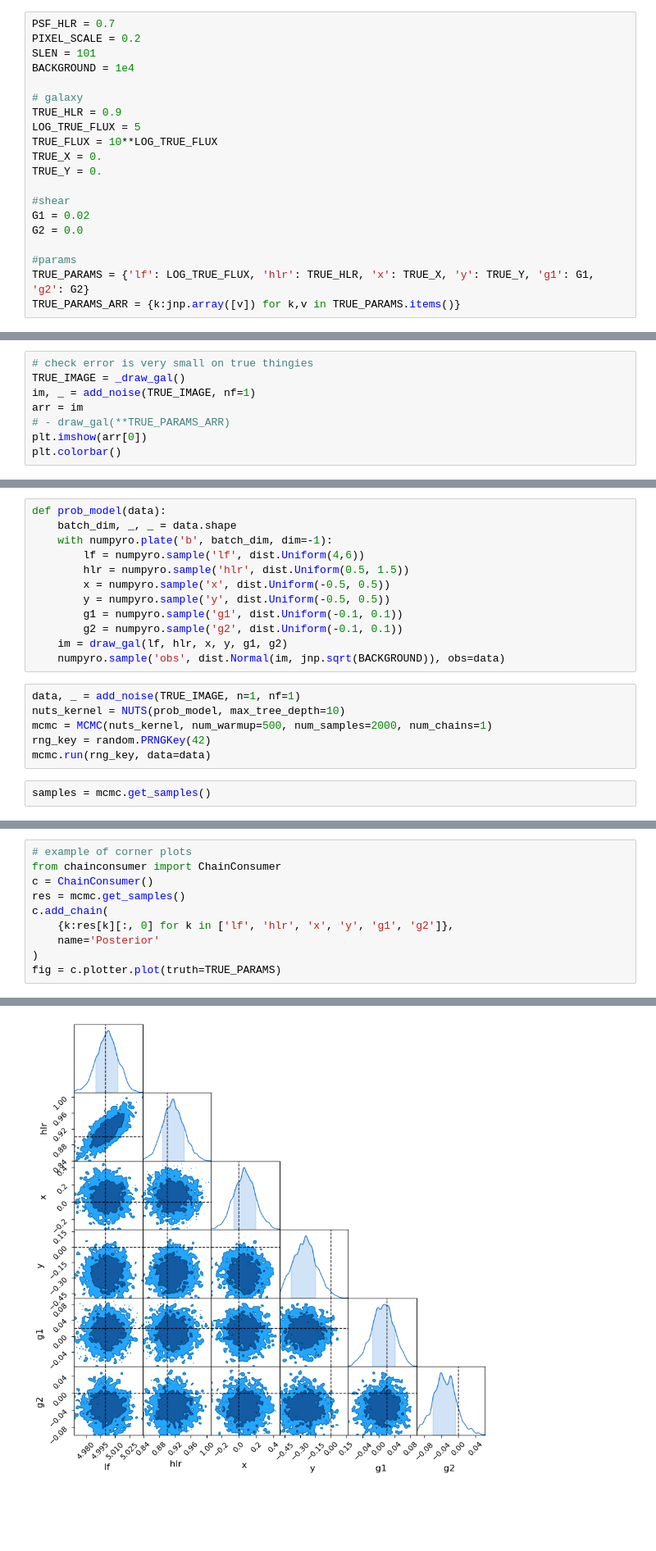
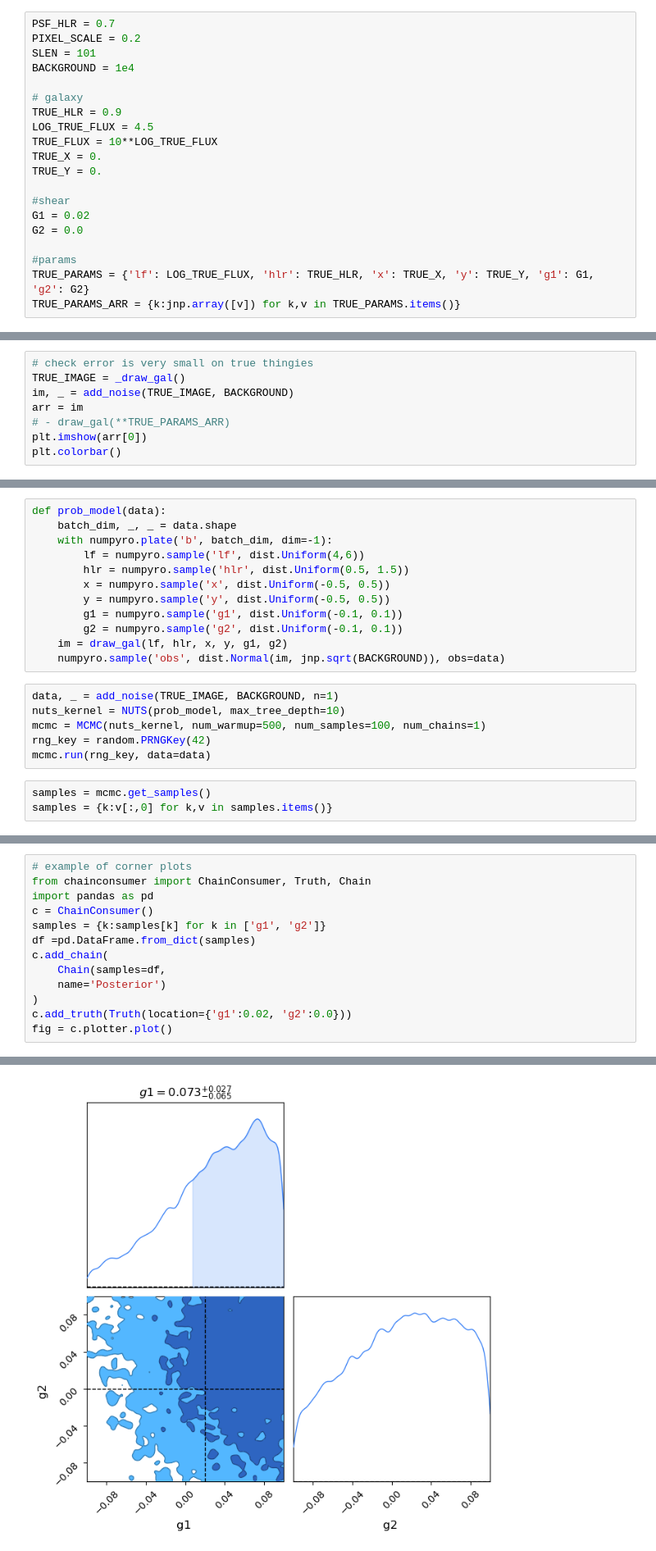
Before and after one commit to LSSTDESC/BPD, a Jupyter notebook: notebooks/fit-single-gal.ipynb, the cells around one changed output, grey strips where cells are left out. Shown at 82% size. Cells and saved outputs as stored; diff of their text form; blank space fills up the shorter version.

```diff
--- a/notebooks/fit-single-gal.ipynb
+++ b/notebooks/fit-single-gal.ipynb
@@ -44,7 +51,7 @@ BACKGROUND = 1e4
 
 # galaxy
 TRUE_HLR = 0.9
-LOG_TRUE_FLUX = 5
+LOG_TRUE_FLUX = 4.5
 TRUE_FLUX = 10**LOG_TRUE_FLUX
 TRUE_X = 0.
 TRUE_Y = 0.
@@ -86,7 +93,7 @@ def draw_gal(lf, hlr, x, y, g1, g2):
 # %%
 # check error is very small on true thingies
 TRUE_IMAGE = _draw_gal()
-im, _ = add_noise(TRUE_IMAGE, nf=1)
+im, _ = add_noise(TRUE_IMAGE, BACKGROUND)
 arr = im
 # - draw_gal(**TRUE_PARAMS_ARR)
 plt.imshow(arr[0])
@@ -107,10 +119,11 @@ def prob_model(data):
     im = draw_gal(lf, hlr, x, y, g1, g2)
     numpyro.sample('obs', dist.Normal(im, jnp.sqrt(BACKGROUND)), obs=data)
 # %%
-data, _ = add_noise(TRUE_IMAGE, n=1, nf=1)
+data, _ = add_noise(TRUE_IMAGE, BACKGROUND, n=1)
 nuts_kernel = NUTS(prob_model, max_tree_depth=10)
-mcmc = MCMC(nuts_kernel, num_warmup=500, num_samples=2000, num_chains=1)
+mcmc = MCMC(nuts_kernel, num_warmup=500, num_samples=100, num_chains=1)
 rng_key = random.PRNGKey(42)
 mcmc.run(rng_key, data=data)
 # %%
 samples = mcmc.get_samples()
+samples = {k:v[:,0] for k,v in samples.items()}
@@ -129,11 +144,14 @@ print_summary(mcmc.get_samples())
 # %%
 # example of corner plots
-from chainconsumer import ChainConsumer
+from chainconsumer import ChainConsumer, Truth, Chain
+import pandas as pd
 c = ChainConsumer()
-res = mcmc.get_samples()
+samples = {k:samples[k] for k in ['g1', 'g2']}
+df =pd.DataFrame.from_dict(samples)
 c.add_chain(
-    {k:res[k][:, 0] for k in ['lf', 'hlr', 'x', 'y', 'g1', 'g2']},
-    name='Posterior'
+    Chain(samples=df,
+    name='Posterior')
 )
-fig = c.plotter.plot(truth=TRUE_PARAMS)
+c.add_truth(Truth(location={'g1':0.02, 'g2':0.0}))
+fig = c.plotter.plot()
 # %% [output]
@@ -140,4 +159,4 @@ fig = c.plotter.plot(truth=TRUE_PARAMS)
-[figure, old version]
+[figure, new version]
 # %%
 # collect samples
 samples = {p:np.zeros((2000, n_chains*n_vec)) for p in all_samples[0]}
```
Also changed, not shown: parts of 9 cells of this notebook, 1 other file.
